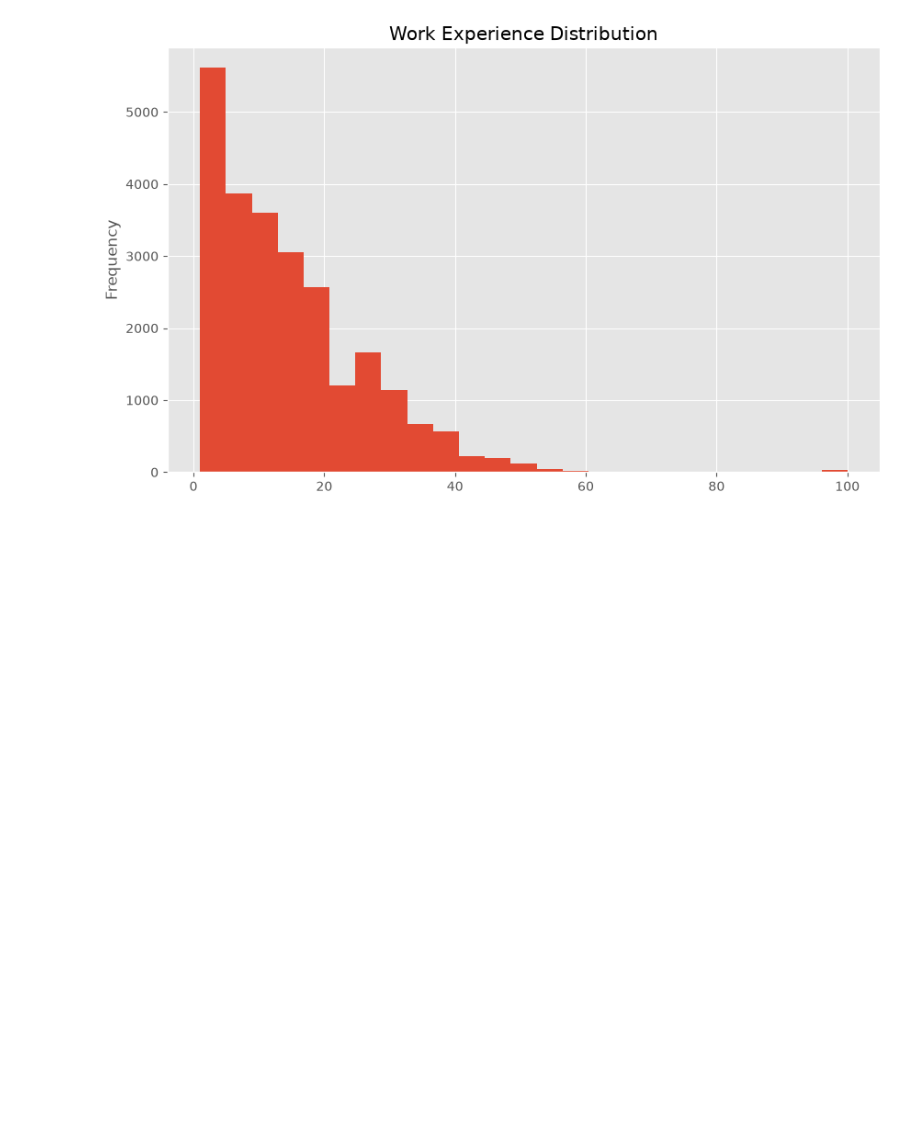
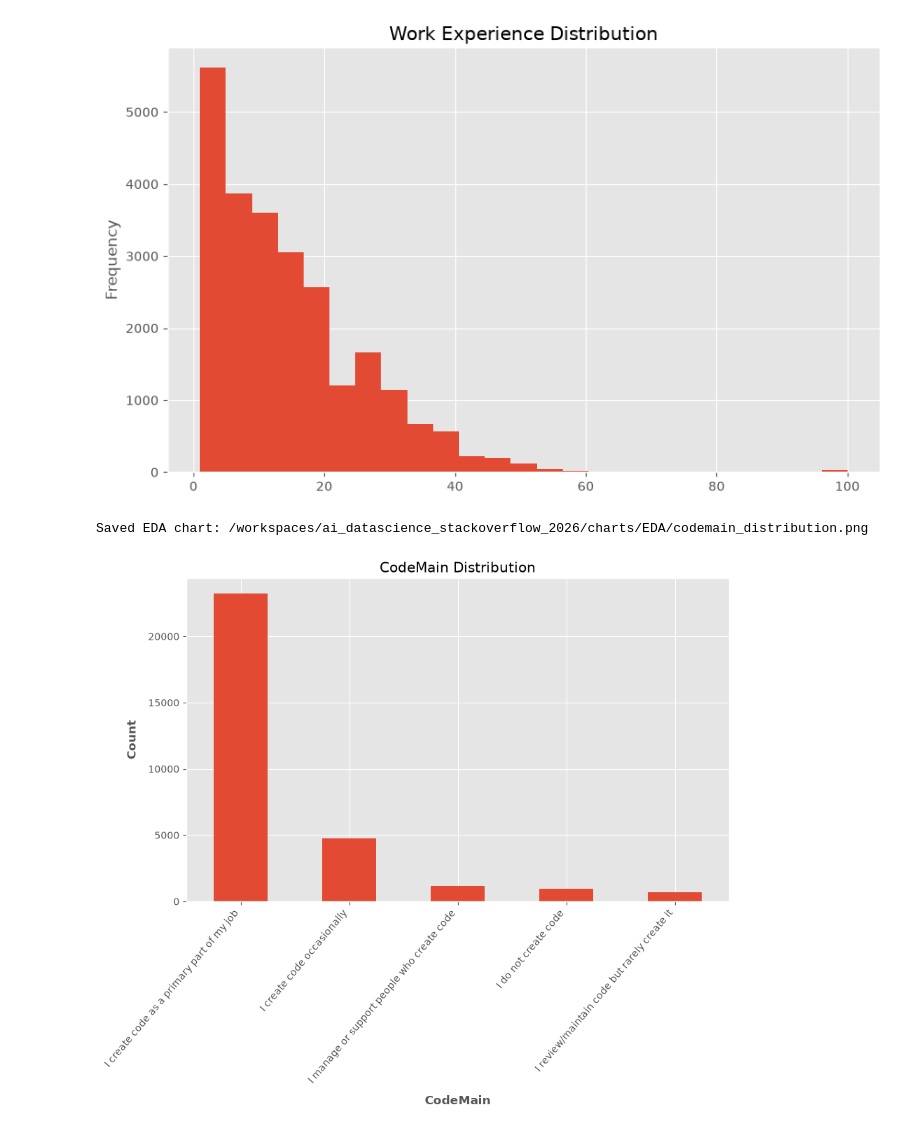
Before and after one commit to huyqng1412/ai_datascience_stackoverflow_2026, a Jupyter notebook: notebooks/EDA/EDA.ipynb, the cells around one changed output. Cells and saved outputs as stored; diff of their text form; code cells hidden in the pictures; blank space fills up the shorter version.

```diff
--- a/notebooks/EDA/EDA.ipynb
+++ b/notebooks/EDA/EDA.ipynb
@@ -175,3 +191,16 @@ save_eda_chart(ax.get_figure(), "workexp_distribution")
 # %% [output]
 Saved EDA chart: /workspaces/ai_datascience_stackoverflow_2026/charts/EDA/workexp_distribution.png
 [figure]
+# %%
+ax = eda_data['CodeMain'].value_counts().plot(kind='bar', figsize=(10, 6), title='CodeMain Distribution')
+
+ax.set_xlabel('CodeMain', fontsize=12, labelpad=10, fontweight='bold')
+ax.set_ylabel('Count', fontsize=12, labelpad=10, fontweight='bold')
+
+plt.xticks(rotation=50, ha="right")   # rotate x-axis labels
+plt.yticks(rotation= 360)
+
+save_eda_chart(ax.get_figure(), "codemain_distribution")
+# %% [output]
+Saved EDA chart: /workspaces/ai_datascience_stackoverflow_2026/charts/EDA/codemain_distribution.png
+[figure, added]
```
Also changed, not shown: parts of 8 cells of this notebook, 7 other files.
